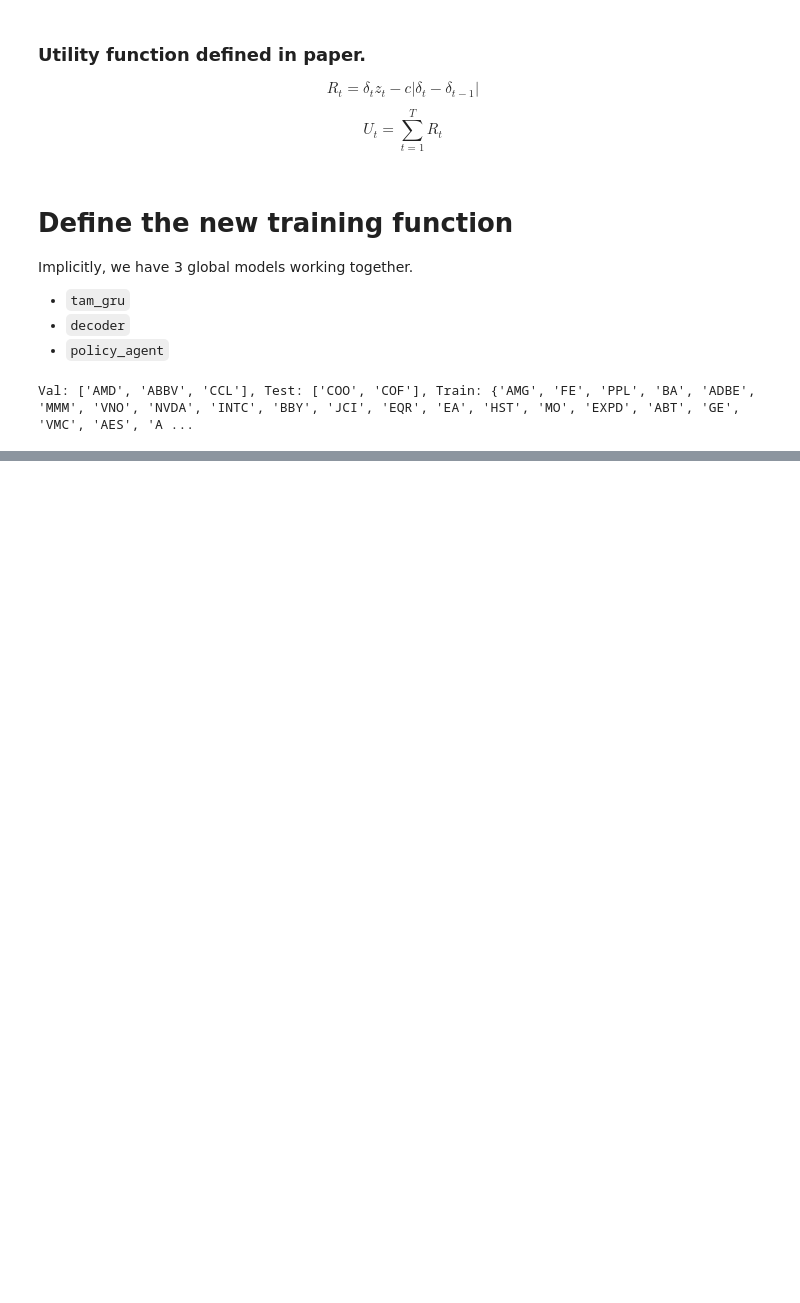
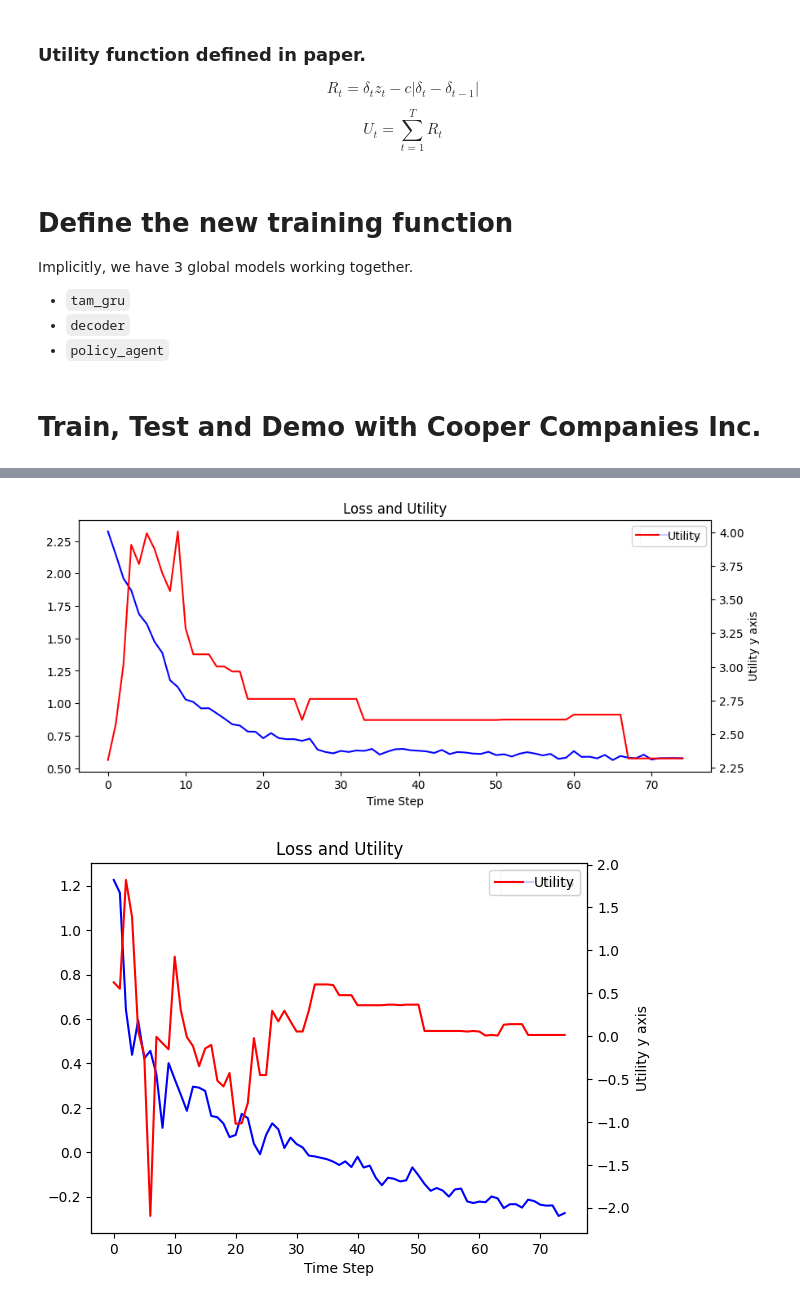
Before and after one commit to JackBosco/TFJ-DRL-update1, a Jupyter notebook: notebooks/confusion_adhoc.ipynb, the cells around one changed output, grey strips where cells are left out. Cells and saved outputs as stored; diff of their text form; code cells hidden in the pictures; blank space fills up the shorter version.

```diff
--- a/notebooks/confusion_adhoc.ipynb
+++ b/notebooks/confusion_adhoc.ipynb
@@ -414,14 +390,15 @@ def test(net, conf_net, test_iter, device, epoch, name):
             # ===============
     return np.array(U_list).mean(), conf_list.mean()
 # %%
-
-def demo(net: torch.nn.Module, conf_net: torch.nn.Module, demo_iter, device: torch.device, epoch, name):
+def demo(net: torch.nn.Module, demo_iter:torch.utils.data.DataLoader, device: torch.device, epoch, name,
+         title='TFJ-DRL With Confusion'):
     net.eval()
     net.load_state_dict(torch.load(os.path.join('./model_weights', f'{name}-epoch-{epoch}.pth')))
     net.to(device)
 
     reward=np.array([])
     conf_list=np.array([])
+    stock_change=np.array([])
     with torch.no_grad():
         for X, _, _, zp in demo_iter:
             X, zp = X.to(device),  zp.to(device)
@@ -430,24 +407,37 @@ def demo(net: torch.nn.Module, conf_net: torch.nn.Module, demo_iter, device: tor
             discretizedAction=((output>=0)*2-1)
             batchReward=discretizedAction*zp
             reward=np.concatenate((reward,batchReward[:,-1].reshape(-1).cpu().numpy()))
+            stock_change=np.concatenate((stock_change, zp[:,-1].reshape(-1).cpu().numpy()))
 
             #== [confusion] ==
             conf_list = np.concatenate((conf_list, confusion.reshape(X.shape[0], -1).mean(dim=-1).cpu().numpy()))
             # ===============
 
         result = [sum(reward[ : i + 1]) for i in range(len(reward))]
-    fig, [ax_left, ax_right] = plt.subplots(2, figsize=(20,4), sharex=True)
+    return result, conf_list, stock_change
+
+def show_demo(result, conf_list, stock_change, baseline):
+    if baseline:
+        fig, [underlying, base, ax_left, ax_right] = plt.subplots(4, figsize=(20,15), sharex=True)
+        base.plot(baseline, label = "Baseline Stock Gain", color='blue')
+        base.set_ylabel("Cumulative Gain")
+        base.hlines([0], 0, 1, transform=base.get_yaxis_transform(), linestyle='dashed', colors='gray')
+        base.legend()
+    else:
+        fig, [underlying, ax_left, ax_right] = plt.subplots(3, figsize=(20,12), sharex=True)
     ax_left.plot(result, label = "Stock Gain", color='blue')
     ax_left.hlines([0], 0, 1, transform=ax_left.get_yaxis_transform(), linestyle='dashed', colors='gray')
     ax_left.set_xlabel('Time Step')
     ax_left.set_ylabel('Cumulative Gain')
     ax_right.set_ylabel('Confusion')
     ax_right.plot(conf_list, label='Confusion at Time Step')
-    ax_left.set_title('Demonstration of Algorithm')
+    ax_left.set_title('TFJ-DRL With Confusion')
+    underlying.set_title('Underlying Stock Movement')
+    underlying.plot(np.cumsum(stock_change), label="Closing Price", color='blue')
+    underlying.hlines([0], 0, 1, transform=underlying.get_yaxis_transform(), linestyle='dashed', colors='gray')
     ax_left.legend()
     ax_right.legend()
+    underlying.legend()
     return
-# %%
-train_iter, val_iter, test_iter=DataIterGen([0, 1], [4, 2, 3], stockList1, full_list)
-# %% [output]
-Val: ['AMD', 'ABBV', 'CCL'], Test: ['COO', 'COF'], Train: {'AMG', 'FE', 'PPL', 'BA', 'ADBE', 'MMM', 'VNO', 'NVDA', 'INTC', 'BBY', 'JCI', 'EQR', 'EA', 'HST', 'MO', 'EXPD', 'ABT', 'GE', 'VMC', 'AES', 'A ...
+# %% [markdown]
+# Train, Test and Demo with Cooper Companies Inc.
@@ -454,9 +452,18 @@ Val: ['AMD', 'ABBV', 'CCL'], Test: ['COO', 'COF'], Train: {'AMG', 'FE', 'PPL', '
 # %%
-#Training in action
+from backend.baseline_functions import train as train_, demo as demo_
+# Get Iterators
+train_iter, val_iter, test_iter = DataIterGen_V2(0, stockList1, demo=False)
+# Training for COO
 os.makedirs('./model_weights', exist_ok=True)
-net=combined
-MAX_EPOCH = 14
-optim1 = optim.Adam(net.parameters(),       lr=0.00006, weight_decay=0.02, eps=1e-5)
-optim2 = optim.Adam(net.conf_net.parameters(),   lr=0.001, weight_decay=0.01)
-loss=train(train_iter, val_iter, net=combined, optimizer1=optim1, optimizer2=optim2, device=DEVICE, num_epoch=MAX_EPOCH, name=NAME)
+TFJDRLconf_COO = full_monty(device=DEVICE, env_size=ENV_SIZE)
+MAX_EPOCH = 75
+optim1 = optim.Adam(TFJDRLconf_COO.parameters(),            lr=0.0001, weight_decay=0.01)
+optim2 = optim.Adam(TFJDRLconf_COO.conf_net.parameters(),   lr=0.001, weight_decay=0.01)
+loss=train(train_iter, val_iter, net=TFJDRLconf_COO,
+           optimizer1=optim1, optimizer2=optim2, device=DEVICE, num_epoch=MAX_EPOCH,
+           name=NAME+'COO')
+# baseline model for comparison
+TFJDRLbase_COO = rlPolicy(device=DEVICE, env_size=ENV_SIZE)
+optim3 = optim.Adam(TFJDRLbase_COO.parameters(), lr=0.001, weight_decay=0.01)
+loss2=train_(TFJDRLbase_COO, train_iter, val_iter, optim3, DEVICE, MAX_EPOCH, name='TFJDRLbase_COO')
 # %% [output]
@@ -464,3 +487,5 @@ KeyboardInterrupt:
+[figure, added]
+[figure, added]
 # %%
 # display gif learning feature representations
 from IPython.display import display, Image
```
Also changed, not shown: parts of 14 cells of this notebook, 3 other files.
